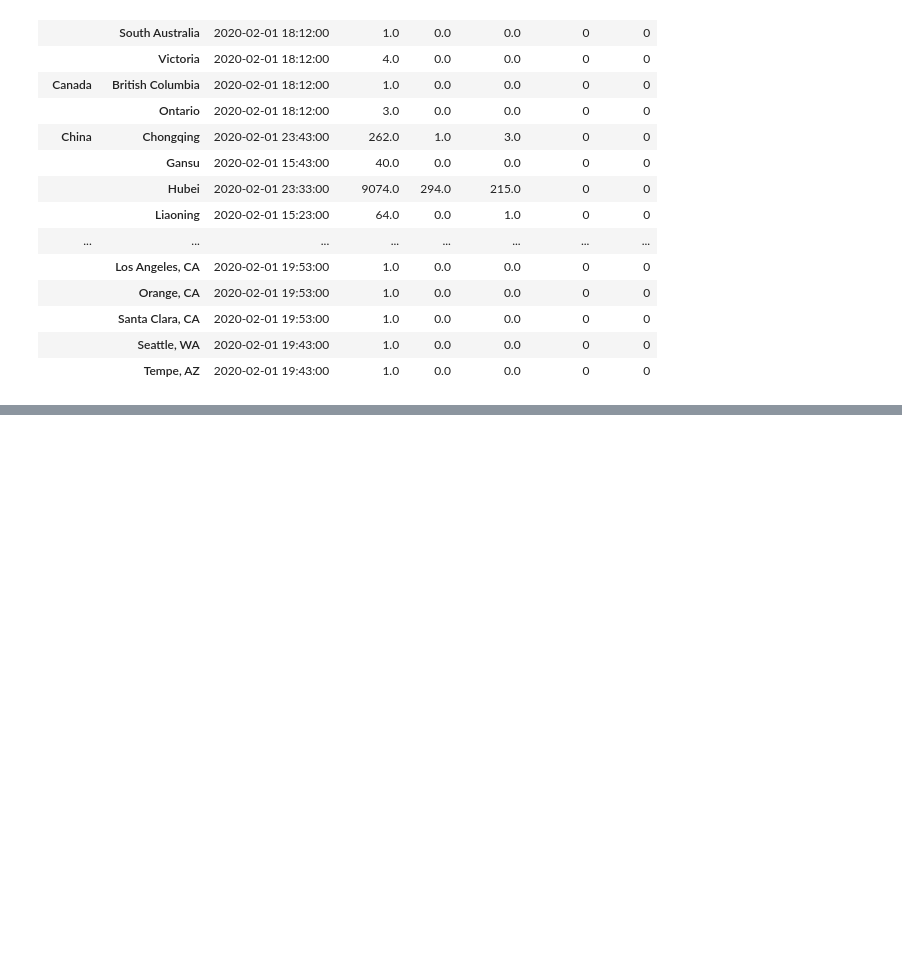
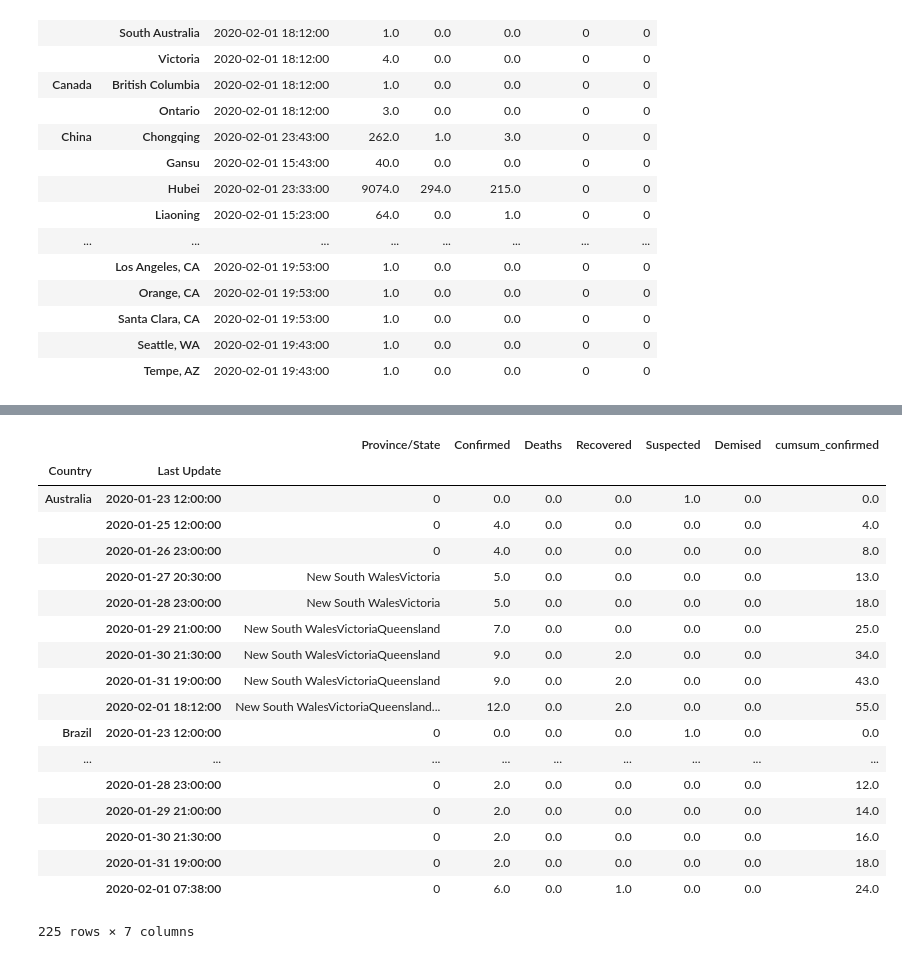
Before and after one commit to Bohan-S/Coronavirus-Analysis, a Jupyter notebook: EDA.ipynb, the cells around one changed output, grey strips where cells are left out. Drawn from its saved outputs; the diff is of its cells as text; code cells hidden in the pictures; blank space fills up the shorter version.

```diff
--- a/EDA.ipynb
+++ b/EDA.ipynb
@@ -177,0 +188,22 @@ data.groupby(['Country','Last Update']).sum()
+# %%
+data_countries_progession
+# %% [output]
+|  |  | Province/State | Confirmed | Deaths | Recovered | Suspected | Demised | cumsum_confirmed |
+| Country | Last Update |  |  |  |  |  |  |  |
+| Australia | 2020-01-23 12:00:00 | 0 | 0.0 | 0.0 | 0.0 | 1.0 | 0.0 | 0.0 |
+|  | 2020-01-25 12:00:00 | 0 | 4.0 | 0.0 | 0.0 | 0.0 | 0.0 | 4.0 |
+|  | 2020-01-26 23:00:00 | 0 | 4.0 | 0.0 | 0.0 | 0.0 | 0.0 | 8.0 |
+|  | 2020-01-27 20:30:00 | New South WalesVictoria | 5.0 | 0.0 | 0.0 | 0.0 | 0.0 | 13.0 |
+|  | 2020-01-28 23:00:00 | New South WalesVictoria | 5.0 | 0.0 | 0.0 | 0.0 | 0.0 | 18.0 |
+|  | 2020-01-29 21:00:00 | New South WalesVictoriaQueensland | 7.0 | 0.0 | 0.0 | 0.0 | 0.0 | 25.0 |
+|  | 2020-01-30 21:30:00 | New South WalesVictoriaQueensland | 9.0 | 0.0 | 2.0 | 0.0 | 0.0 | 34.0 |
+|  | 2020-01-31 19:00:00 | New South WalesVictoriaQueensland | 9.0 | 0.0 | 2.0 | 0.0 | 0.0 | 43.0 |
+|  | 2020-02-01 18:12:00 | New South WalesVictoriaQueensland... | 12.0 | 0.0 | 2.0 | 0.0 | 0.0 | 55.0 |
+| Brazil | 2020-01-23 12:00:00 | 0 | 0.0 | 0.0 | 0.0 | 1.0 | 0.0 | 0.0 |
+| ... | ... | ... | ... | ... | ... | ... | ... | ... |
+|  | 2020-01-28 23:00:00 | 0 | 2.0 | 0.0 | 0.0 | 0.0 | 0.0 | 12.0 |
+|  | 2020-01-29 21:00:00 | 0 | 2.0 | 0.0 | 0.0 | 0.0 | 0.0 | 14.0 |
+|  | 2020-01-30 21:30:00 | 0 | 2.0 | 0.0 | 0.0 | 0.0 | 0.0 | 16.0 |
+|  | 2020-01-31 19:00:00 | 0 | 2.0 | 0.0 | 0.0 | 0.0 | 0.0 | 18.0 |
+|  | 2020-02-01 07:38:00 | 0 | 6.0 | 0.0 | 1.0 | 0.0 | 0.0 | 24.0 |
+225 rows × 7 columns
```
Also changed, not shown: parts of 5 cells of this notebook.
